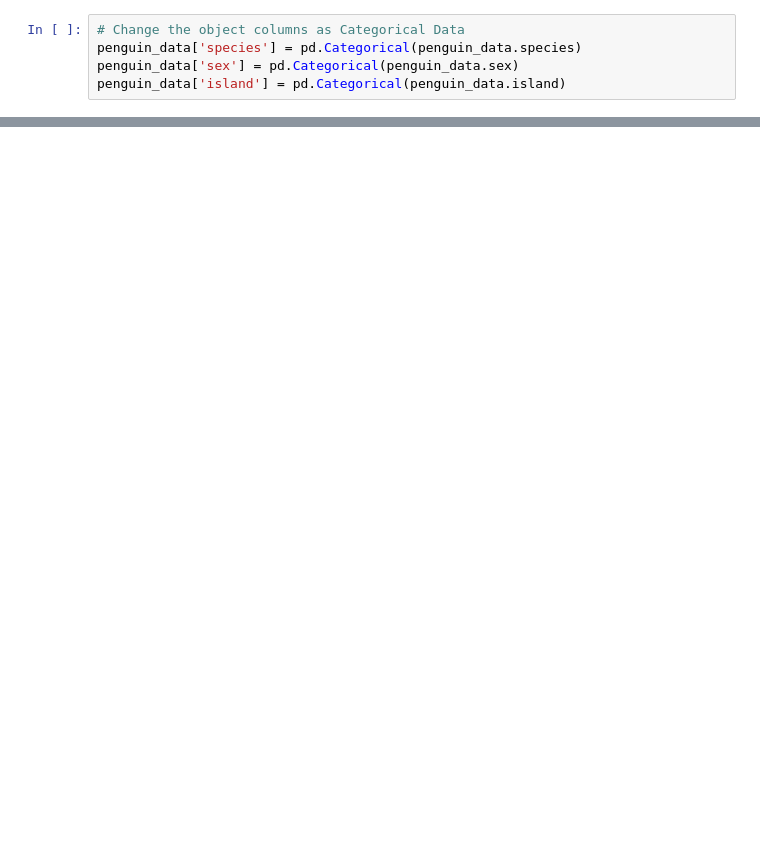
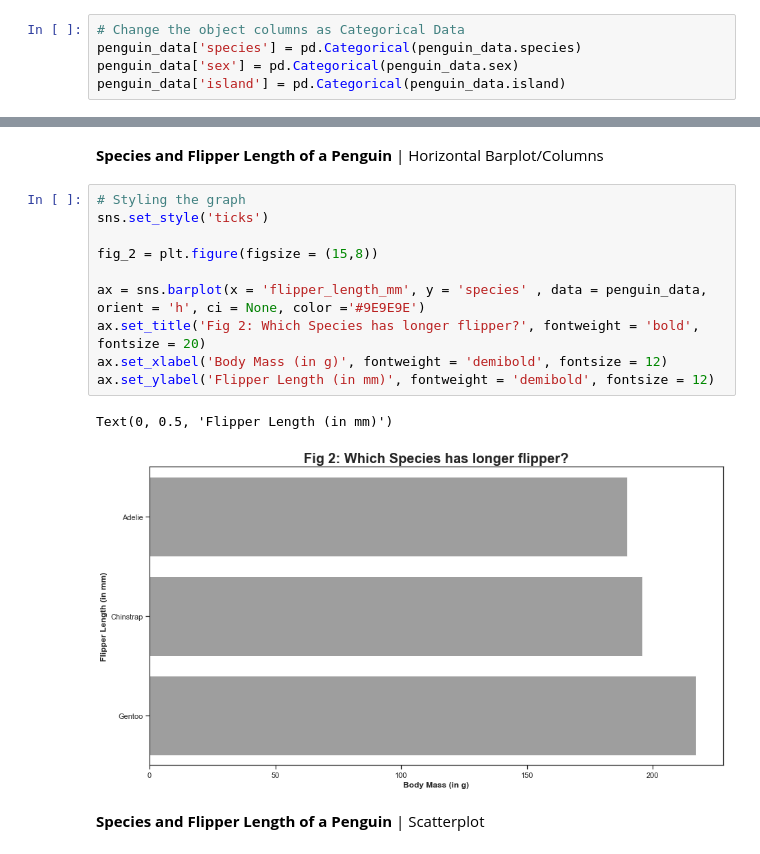
Before and after one commit to jeannemargaretguzon/DataCamp-Exercises, a Jupyter notebook: Seaborn Penguin Practice Graph.ipynb, the cells around one changed output, grey strips where cells are left out. Saved outputs shown, nothing was run; the diff lists cells and outputs as text; blank space fills up the shorter version.

```diff
--- a/Seaborn Penguin Practice Graph.ipynb
+++ b/Seaborn Penguin Practice Graph.ipynb
@@ -64,0 +88,17 @@ memory usage: 12.3 KB
+# %% [markdown]
+**Species and Flipper Length of a Penguin** | Horizontal Barplot/Columns
+# %%
+# Styling the graph
+sns.set_style('ticks')
+
+fig_2 = plt.figure(figsize = (15,8))
+
+ax = sns.barplot(x = 'flipper_length_mm', y = 'species' , data = penguin_data, orient = 'h', ci = None, color ='#9E9E9E')
+ax.set_title('Fig 2: Which Species has longer flipper?', fontweight = 'bold', fontsize = 20)
+ax.set_xlabel('Body Mass (in g)', fontweight = 'demibold', fontsize = 12)
+ax.set_ylabel('Flipper Length (in mm)', fontweight = 'demibold', fontsize = 12)
+# %% [output]
+Text(0, 0.5, 'Flipper Length (in mm)')
+[figure, added]
+# %% [markdown]
+**Species and Flipper Length of a Penguin** | Scatterplot
```
Also changed, not shown: parts of 8 cells of this notebook.
